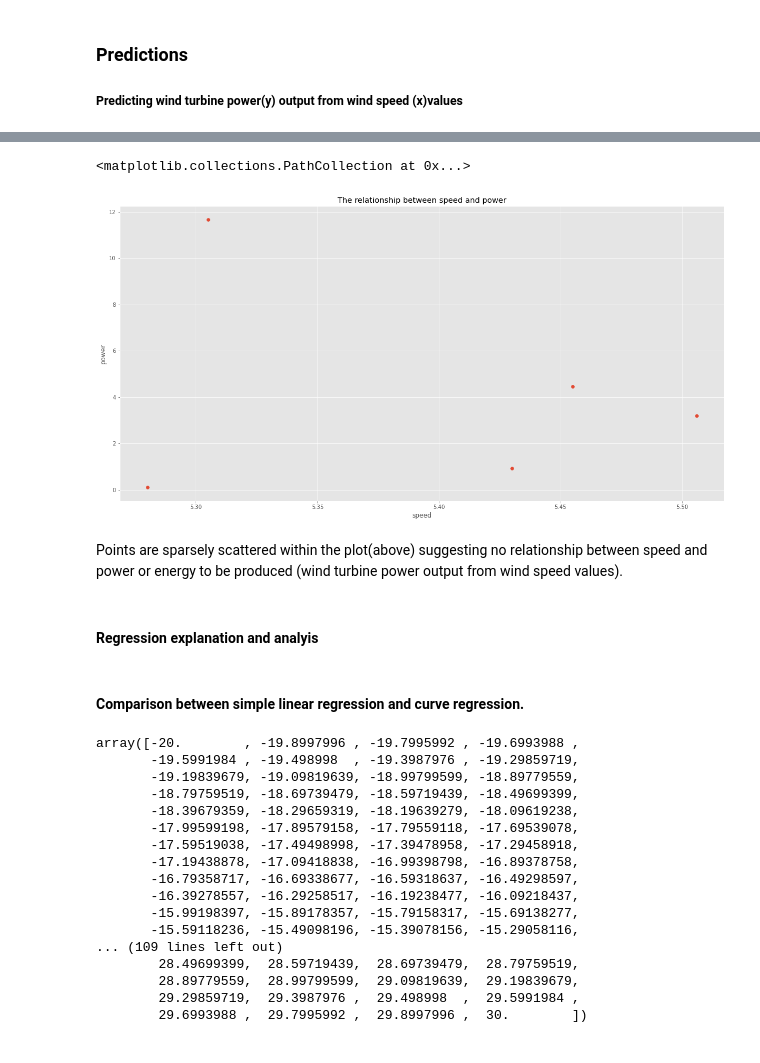
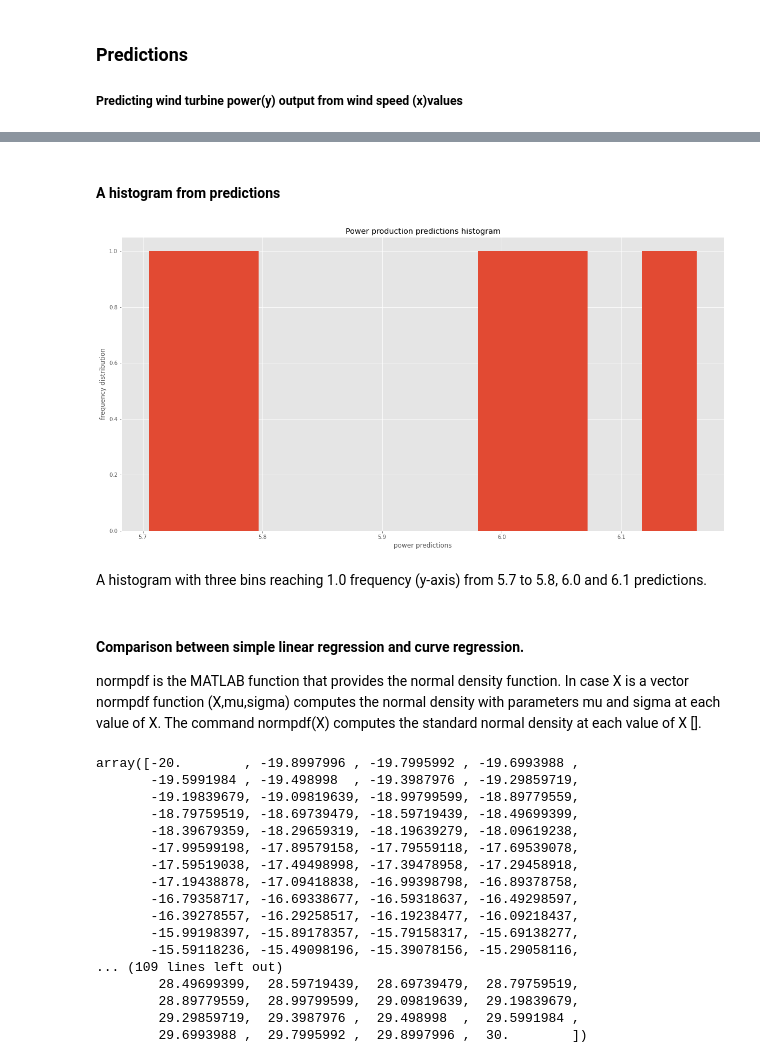
Before and after one commit to Samjean2020/project2020-fundamentals, a Jupyter notebook: Project2020.py.ipynb, the cells around one changed output, grey strips where cells are left out. Cells and saved outputs as stored; diff of their text form; code cells hidden in the pictures.

Commit message:
Worked on regression explanation and analysis.

```diff
--- a/Project2020.py.ipynb
+++ b/Project2020.py.ipynb
@@ -585,17 +637,20 @@ predicted response:
-# %%
-# A plot to display simple regression on selected values.
-plt.title("The relationship between speed and power")
-plt.xlabel("speed")
-plt.ylabel("power")
-
-plt.scatter(x, y)
-# %% [output]
-<matplotlib.collections.PathCollection at 0x...>
-[figure, removed]
-# %% [markdown]
-Points are sparsely scattered within the plot(above) suggesting no relationship between speed and power or energy to be produced (wind turbine power output from wind speed values).
-# %% [markdown]
-#### Regression explanation and analyis
-# %% [markdown]
-#### Comparison between simple linear regression and curve regression.
+# %% [markdown]
+#### A histogram from predictions
+# %%
+# Power production predictions histogram.
+plt.hist(y_pred)
+# Histogram labels.
+plt.title("Power production predictions histogram")
+plt.xlabel("power predictions")
+plt.ylabel("frequency distribution")
+# Execute.
+plt.show()
+# %% [output]
+[figure, added]
+# %% [markdown]
+A histogram with three bins reaching 1.0 frequency (y-axis) from 5.7 to 5.8, 6.0 and 6.1 predictions.
+# %% [markdown]
+#### Comparison between simple linear regression and curve regression.
+
+normpdf is the MATLAB function that provides the normal density function. In case X is a vector normpdf function (X,mu,sigma) computes the normal density with parameters mu and sigma at each value of X. The command normpdf(X) computes the standard normal density at each value of X [].
 # %%
```
Also changed, not shown: parts of 90 cells of this notebook.
